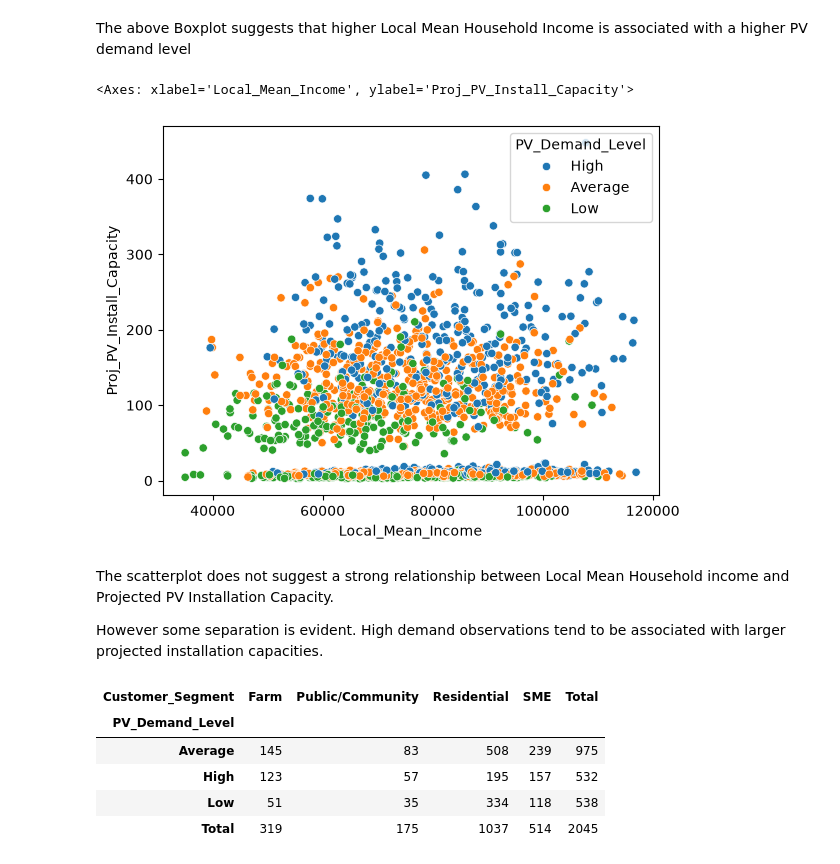
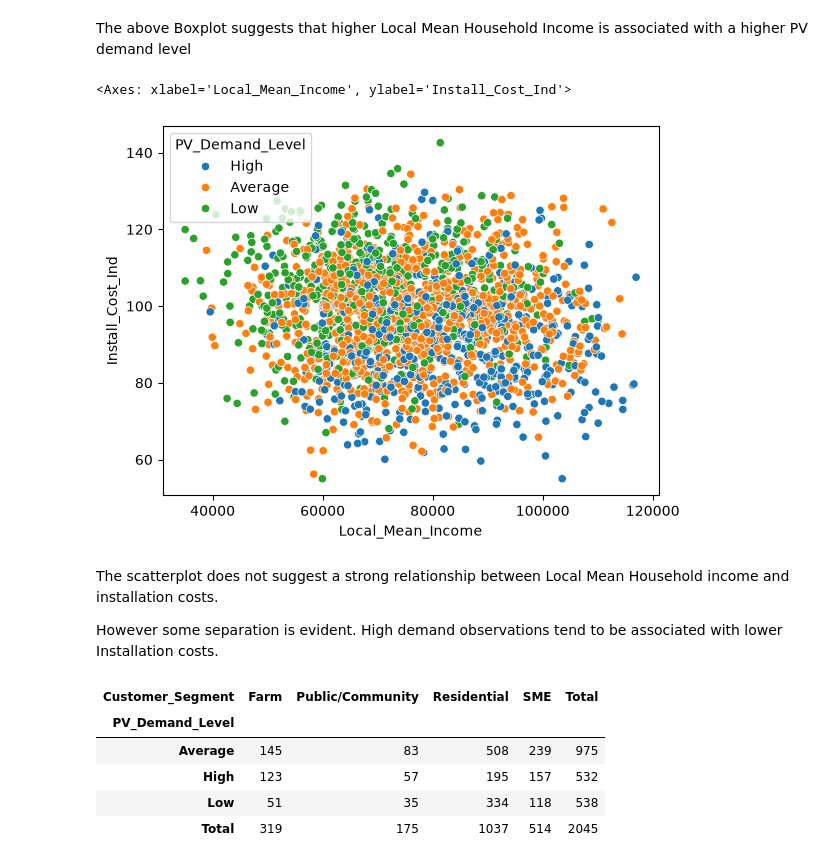
Before and after one commit to sba26096-CiaranLynch/IntegratedCA2, a Jupyter notebook: Integrated_CA_2.ipynb, the cells around one changed output. Cells and saved outputs as stored; diff of their text form; code cells hidden in the pictures.

```diff
--- a/Integrated_CA_2.ipynb
+++ b/Integrated_CA_2.ipynb
@@ -1996,17 +1983,17 @@ The above Boxplot suggests that higher Local Mean Household Income is associated
 # %%
 sns.scatterplot(
     data = df,
     x= "Local_Mean_Income",
-    y = "Proj_PV_Install_Capacity",
+    y = "Install_Cost_Ind",
     hue = "PV_Demand_Level"
 )
 # %% [output]
-<Axes: xlabel='Local_Mean_Income', ylabel='Proj_PV_Install_Capacity'>
+<Axes: xlabel='Local_Mean_Income', ylabel='Install_Cost_Ind'>
-[figure, old version]
+[figure, new version]
 # %% [markdown]
-The scatterplot does not suggest a strong relationship between Local Mean Household income and Projected PV Installation Capacity.
+The scatterplot does not suggest a strong relationship between Local Mean Household income and installation costs.
 
-However some separation is evident.  High demand observations tend to be associated with larger projected installation capacities.
+However some separation is evident.  High demand observations tend to be associated with lower Installation costs.
 # %%
 # create a pivot table
 pivot = pd.pivot_table (
```
Also changed, not shown: parts of 38 cells of this notebook, 1 other file.
